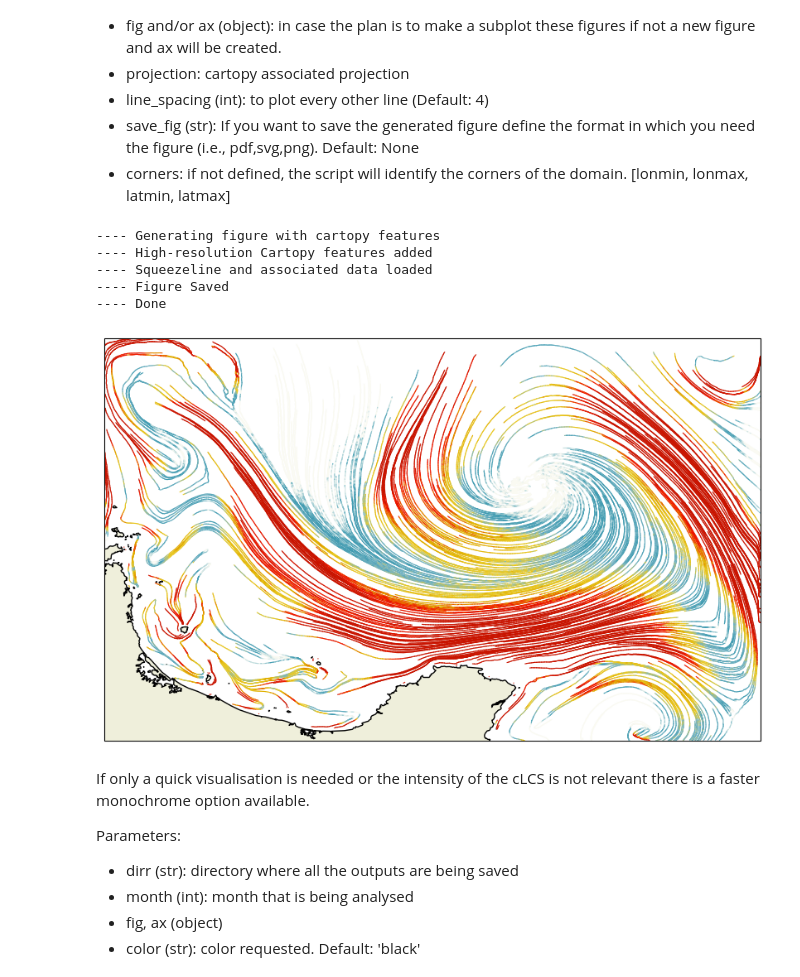
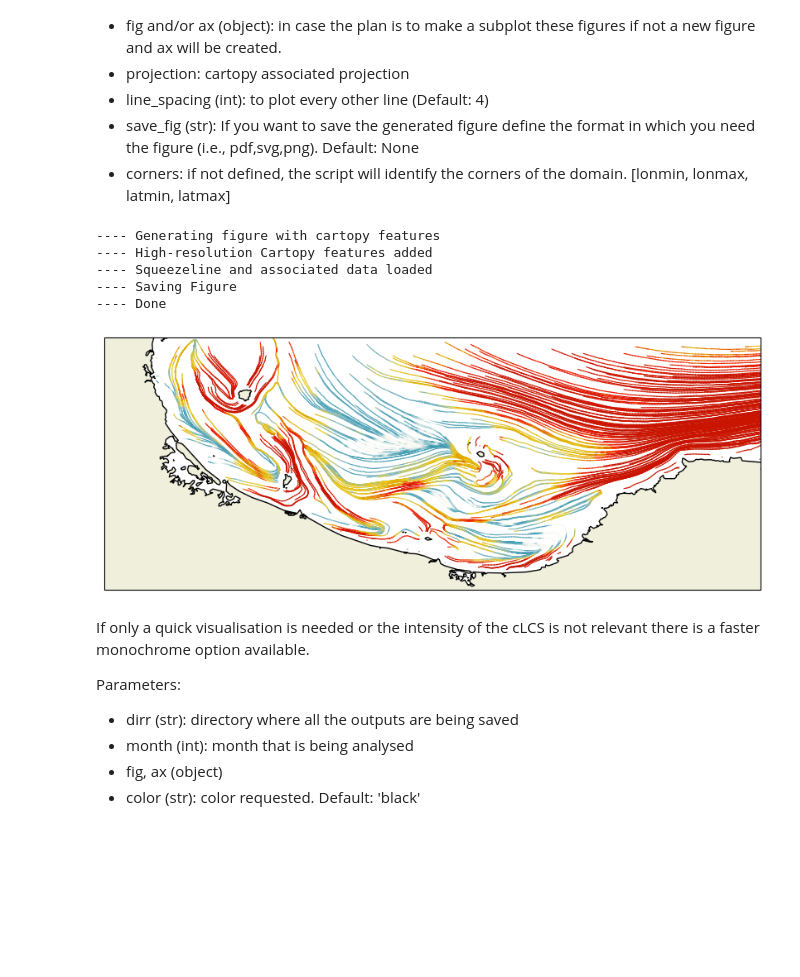
Before and after one commit to MireyaMMO/cLCS, a Jupyter notebook: examples/01_cLCS_complete_run.ipynb, the cells around one changed output. Cells and saved outputs as stored; diff of their text form; code cells hidden in the pictures; blank space fills up the shorter version.

```diff
--- a/examples/01_cLCS_complete_run.ipynb
+++ b/examples/01_cLCS_complete_run.ipynb
@@ -215,23 +230,24 @@ This can probably be improved.
 # %%
 from cLCS.plotting_cLCS import *
 
 fig, ax = cLCSrho_cartopy_colour(
     dirr,
     month,
     colourmap="Zissou",
     fig=None,
     ax=None,
-    projection=ccrs.PlateCarree(central_longitude=180),
+    projection=ccrs.PlateCarree(),
     line_spacing=1,
     save_fig="png",
+    corners=[175.7, 178.29, -38.0591, -37.0626],
 )
 # %% [output]
 ---- Generating figure with cartopy features
 ---- High-resolution Cartopy features added
 ---- Squeezeline and associated data loaded
----- Figure Saved
+---- Saving Figure
 ---- Done
-[figure, old version]
+[figure, new version]
 # %% [markdown]
 If only a quick visualisation is needed or the intensity of the cLCS is not relevant there is a faster monochrome option available.
 
```
Also changed, not shown: parts of 7 cells of this notebook, 5 other files.
